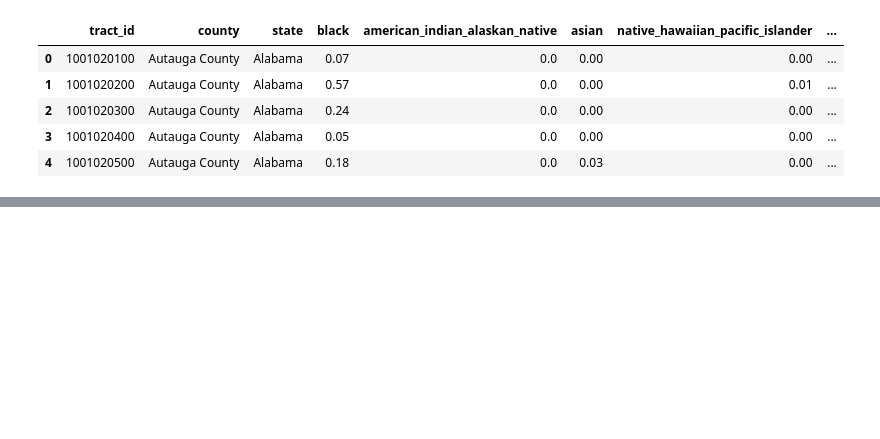
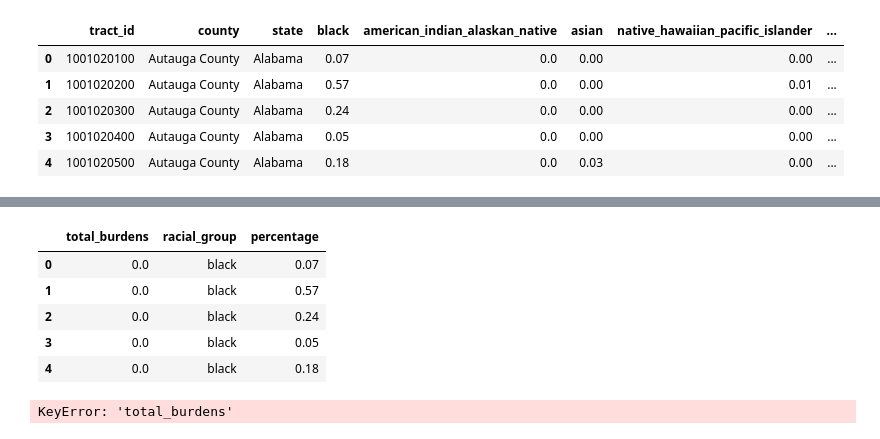
Before and after one commit to haylee360/j40-data-exploration, a Jupyter notebook: docs/acs.ipynb, the cells around one changed output, grey strips where cells are left out. Saved outputs shown, nothing was run; the diff lists cells and outputs as text; code cells hidden in the pictures; blank space fills up the shorter version.

```diff
--- a/docs/acs.ipynb
+++ b/docs/acs.ipynb
@@ -67,0 +100,14 @@ dem.head()
+# %%
+df_melted['total_burdens'] = df_melted['total_burdens'].astype('category')
+df_melted.dtypes
+# %% [output]
+|  | total_burdens | racial_group | percentage |
+| 0 | 0.0 | black | 0.07 |
+| 1 | 0.0 | black | 0.57 |
+| 2 | 0.0 | black | 0.24 |
+| 3 | 0.0 | black | 0.05 |
+| 4 | 0.0 | black | 0.18 |
+# %%
+df_melted.groupby('total_burdens').sum().plot(kind="bar", x='total_burdens')
+# %% [output]
+KeyError: 'total_burdens'
```
Also changed, not shown: parts of 10 cells of this notebook.
